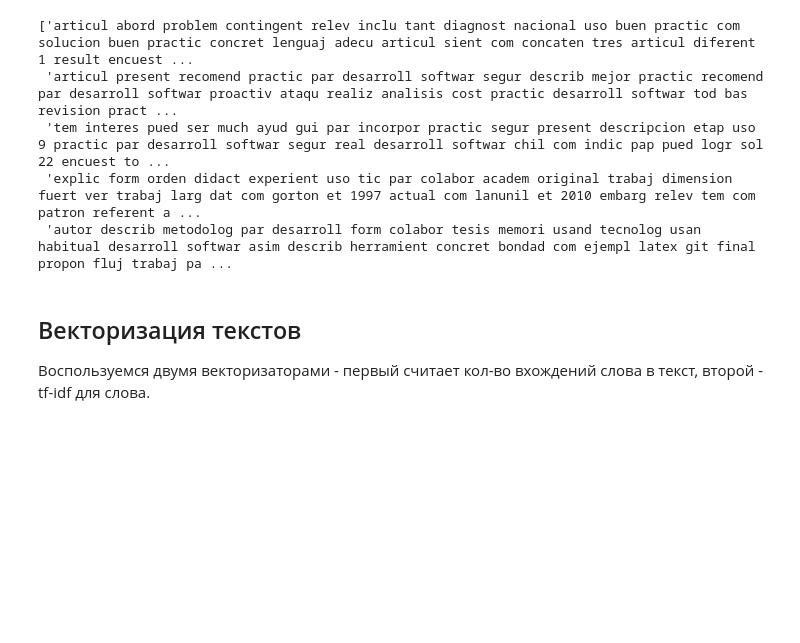
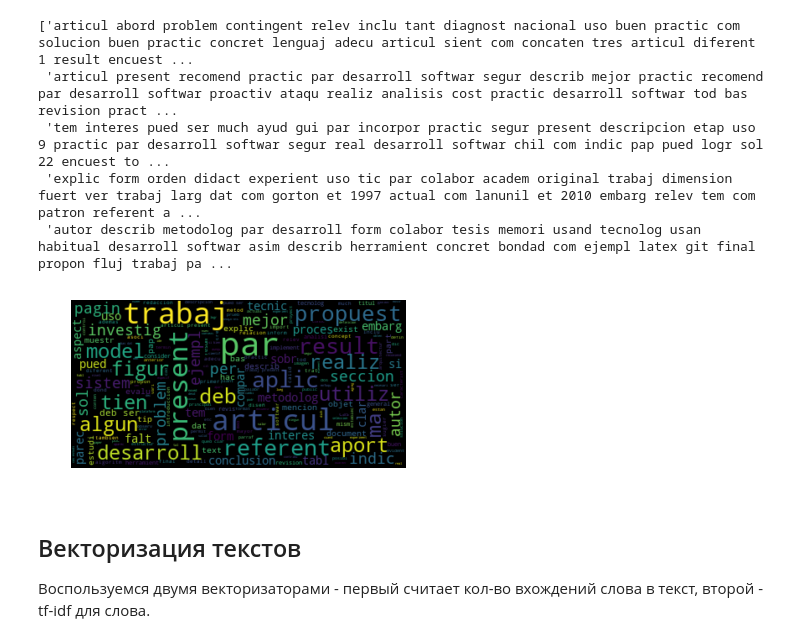
Before and after one commit to vyhuholl/project-predict-review-evaluation, a Jupyter notebook: predict_review_evaluation.ipynb, the cells around one changed output. Cells and saved outputs as stored; diff of their text form; code cells hidden in the pictures; blank space fills up the shorter version.

```diff
--- a/predict_review_evaluation.ipynb
+++ b/predict_review_evaluation.ipynb
@@ -101,6 +103,15 @@ X[:5]
  'tem interes pued ser much ayud gui par incorpor practic segur present descripcion etap uso 9 practic par desarroll softwar segur real desarroll softwar chil com indic pap pued logr sol 22 encuest to ...
  'explic form orden didact experient uso tic par colabor academ original trabaj dimension fuert ver trabaj larg dat com gorton et 1997 actual com lanunil et 2010 embarg relev tem com patron referent a ...
  'autor describ metodolog par desarroll form colabor tesis memori usand tecnolog usan habitual desarroll softwar asim describ herramient concret bondad com ejempl latex git final propon fluj trabaj pa ...
+# %%
+texts = ' '.join(X)
+wordcloud = WordCloud(max_font_size=40).generate(texts)
+plt.figure()
+plt.imshow(wordcloud, interpolation="bilinear")
+plt.axis("off")
+plt.show()
+# %% [output]
+[figure, added]
 # %%
 X_train, X_test, y_train, y_test = train_test_split(X, y)
 # %% [markdown]
```
Also changed, not shown: parts of 3 cells of this notebook.
